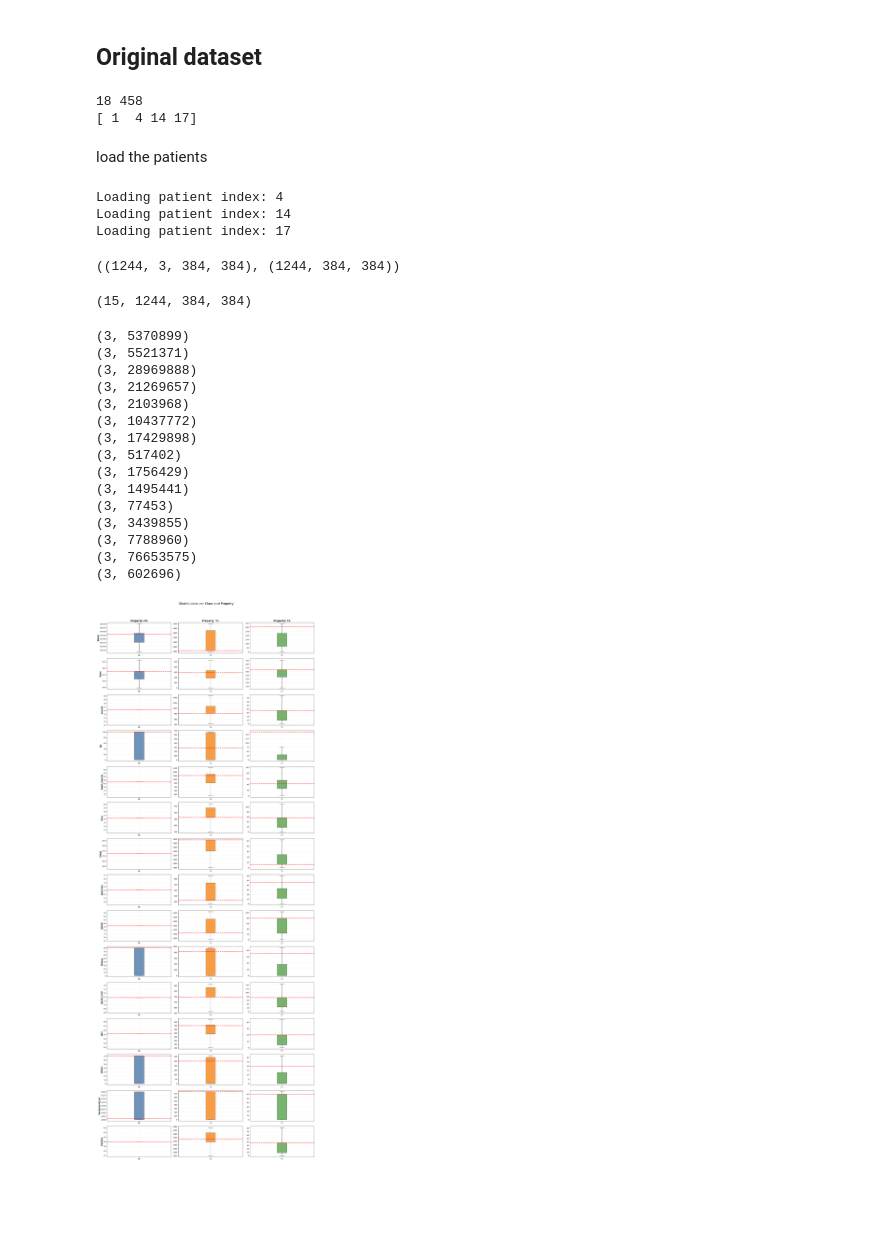
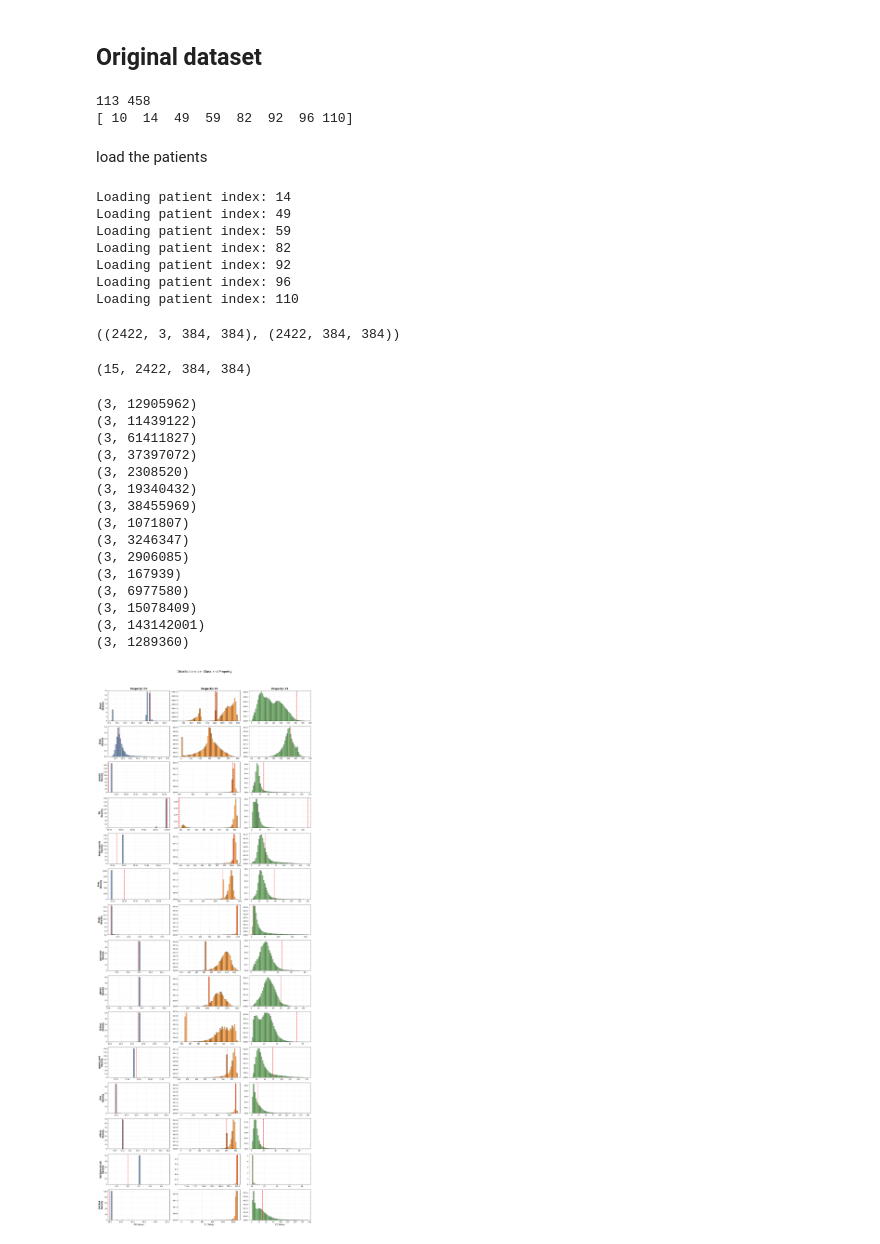
Before and after one commit to paolodc5/CMR_synthesis, a Jupyter notebook: tx_eval.ipynb, the cells around one changed output. Cells and saved outputs as stored; diff of their text form; code cells hidden in the pictures; blank space fills up the shorter version.

```diff
--- a/tx_eval.ipynb
+++ b/tx_eval.ipynb
@@ -36,13 +36,13 @@ prop_files = sorted([f for f in os.listdir(DATA_DIR) if f.endswith('props.npy')]
 mask_files = sorted([f for f in os.listdir(DATA_DIR) if f.endswith('mask.npy')])
 print(len(prop_files),len(mask_files))
 
-n_pats = min(6, len(prop_files))
+n_pats = min(8, len(prop_files))
 pat_idxs = np.random.choice(len(prop_files), size=n_pats, replace=False)
 pat_idxs.sort()
 print(pat_idxs)
 # %% [output]
-18 458
-[ 1  4 14 17]
+113 458
+[ 10  14  49  59  82  92  96 110]
 # %% [markdown]
 load the patients
 # %%
@@ -58,10 +58,14 @@ for idx in pat_idxs[1:]:
 
 props_vect.shape, mask_vect.shape
 # %% [output]
-Loading patient index: 4
 Loading patient index: 14
-Loading patient index: 17
+Loading patient index: 49
+Loading patient index: 59
+Loading patient index: 82
+Loading patient index: 92
+Loading patient index: 96
+Loading patient index: 110
-((1244, 3, 384, 384), (1244, 384, 384))
+((2422, 3, 384, 384), (2422, 384, 384))
 # %%
 scales = np.array([200.0, 2000.0, 500.0], dtype=np.float32)
 
@@ -81,7 +85,7 @@ except FileNotFoundError:
 except KeyError as e:
     print(f"Warning: Missing key {e} in config_properties.json. Using default scales.")
 
-props_phys = props_vect * scales
+props_vect = props_vect * scales
 # %%
 target_tissues = list(PROPERTY_KEY.keys())
 num_tissues = len(target_tissues)
@@ -100,7 +104,7 @@ class_indices = np.arange(num_tissues)[:, None, None, None]  # (15, 1, 1, 1)
 vol_mask_onehot = remapped_mask[None, ...] == class_indices
 vol_mask_onehot.shape
 # %% [output]
-(15, 1244, 384, 384)
+(15, 2422, 384, 384)
 # %%
 props_perm =  np.permute_dims(props_vect, (1, 0, 2, 3))
 dist = []
@@ -110,21 +114,21 @@ for i in range(vol_mask_onehot.shape[0]):
     dist.append(class_props)
     print(class_props.shape)
 # %% [output]
-(3, 5370899)
-(3, 5521371)
-(3, 28969888)
-(3, 21269657)
-(3, 2103968)
-(3, 10437772)
-(3, 17429898)
-(3, 517402)
-(3, 1756429)
-(3, 1495441)
-(3, 77453)
-(3, 3439855)
-(3, 7788960)
-(3, 76653575)
-(3, 602696)
+(3, 12905962)
+(3, 11439122)
+(3, 61411827)
+(3, 37397072)
+(3, 2308520)
+(3, 19340432)
+(3, 38455969)
+(3, 1071807)
+(3, 3246347)
+(3, 2906085)
+(3, 167939)
+(3, 6977580)
+(3, 15078409)
+(3, 143142001)
+(3, 1289360)
 # %%
 prop_names = ['PD', 'T1', 'T2']
 n_classes = len(dist)
@@ -141,39 +145,40 @@ colors = ["#4C78A8", "#F58518", "#54A24B"]
 
 for i in range(n_classes):
     class_props = dist[i]
     class_label = list(PROPERTY_KEY.keys())[i]
 
     for j in range(n_cols):
         ax = axes[i, j]
 
         values = class_props[j]
         values = values[np.isfinite(values)]
 
         if values.size > max_points:
             idx = np.random.choice(values.size, size=max_points, replace=False)
             values = values[idx]
 
         if values.size == 0:
-            values = np.array([np.nan], dtype=np.float32)
+            ax.axvline(x=default_values[i,j], color='red', linestyle='--', linewidth=2, zorder=3)
+            ax.set_yticks([])
+            continue
 
-        bp = ax.boxplot([values], tick_labels=[prop_names[j]], showfliers=False, patch_artist=True)
+        ax.hist(values, bins=50, density=True, color=colors[j], alpha=0.7, edgecolor='black', zorder=2)
 
-        for box in bp["boxes"]:
-            box.set_facecolor(colors[j])
-            box.set_alpha(0.8)
-
-        ax.axhline(y=default_values[i,j], color='red', linestyle='--', linewidth=2, zorder=3)
+        ax.axvline(x=default_values[i,j], color='red', linestyle='--', linewidth=2, zorder=3)
 
         ax.grid(alpha=0.25, linestyle="--")
 
         if j == 0:
-            ax.set_ylabel(class_label, fontsize=12, fontweight='bold')
+            ax.set_ylabel(f"{class_label}\nDensity", fontsize=12, fontweight='bold')
 
         if i == 0:
             ax.set_title(f"Property: {prop_names[j]}", fontsize=14, fontweight='bold')
 
+        if i == n_rows - 1:
+            ax.set_xlabel(f"{prop_names[j]} Values", fontsize=12)
+
 fig.suptitle("Distributions per Class and Property", fontsize=18, y=1.02)
 plt.tight_layout()
 plt.show()
 # %% [output]
-[figure, old version]
+[figure, new version]
```
Also changed, not shown: 4 other files.
